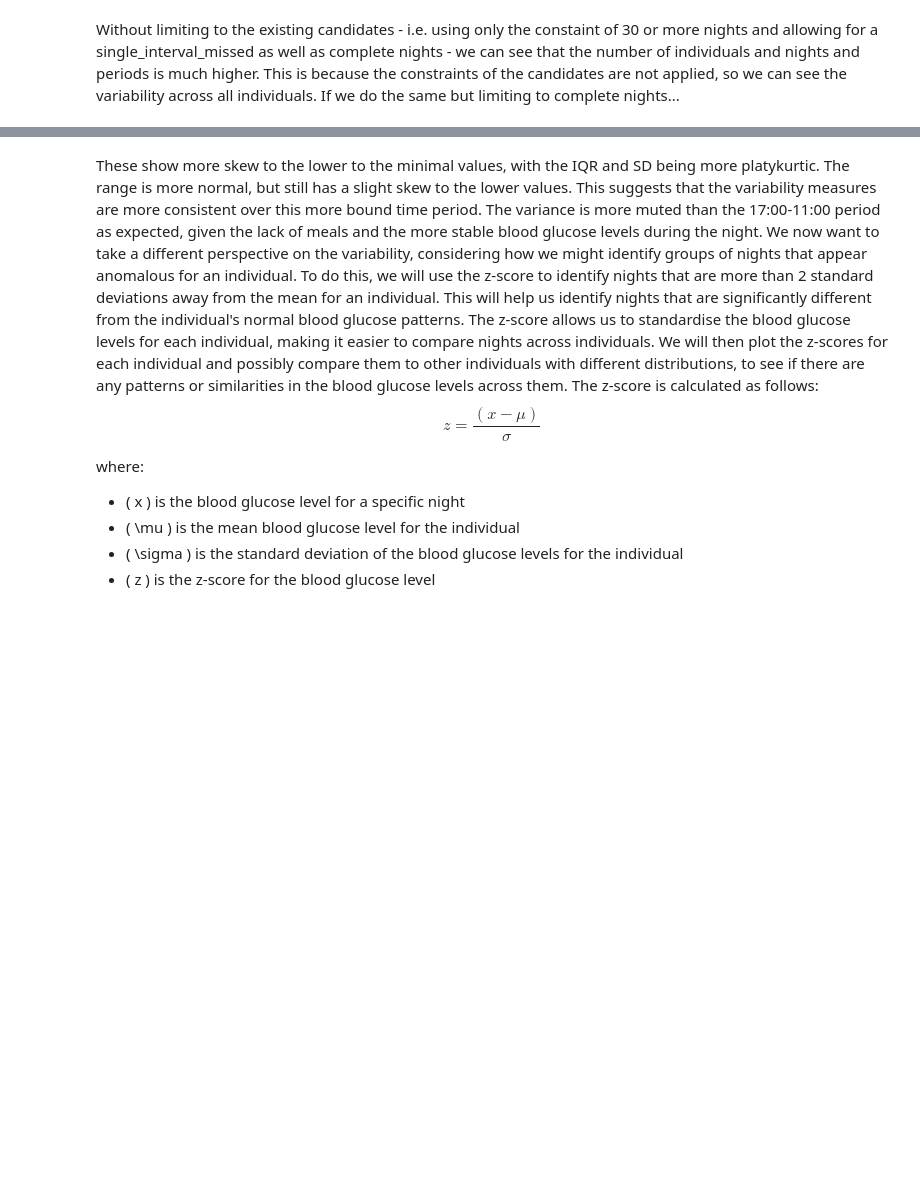
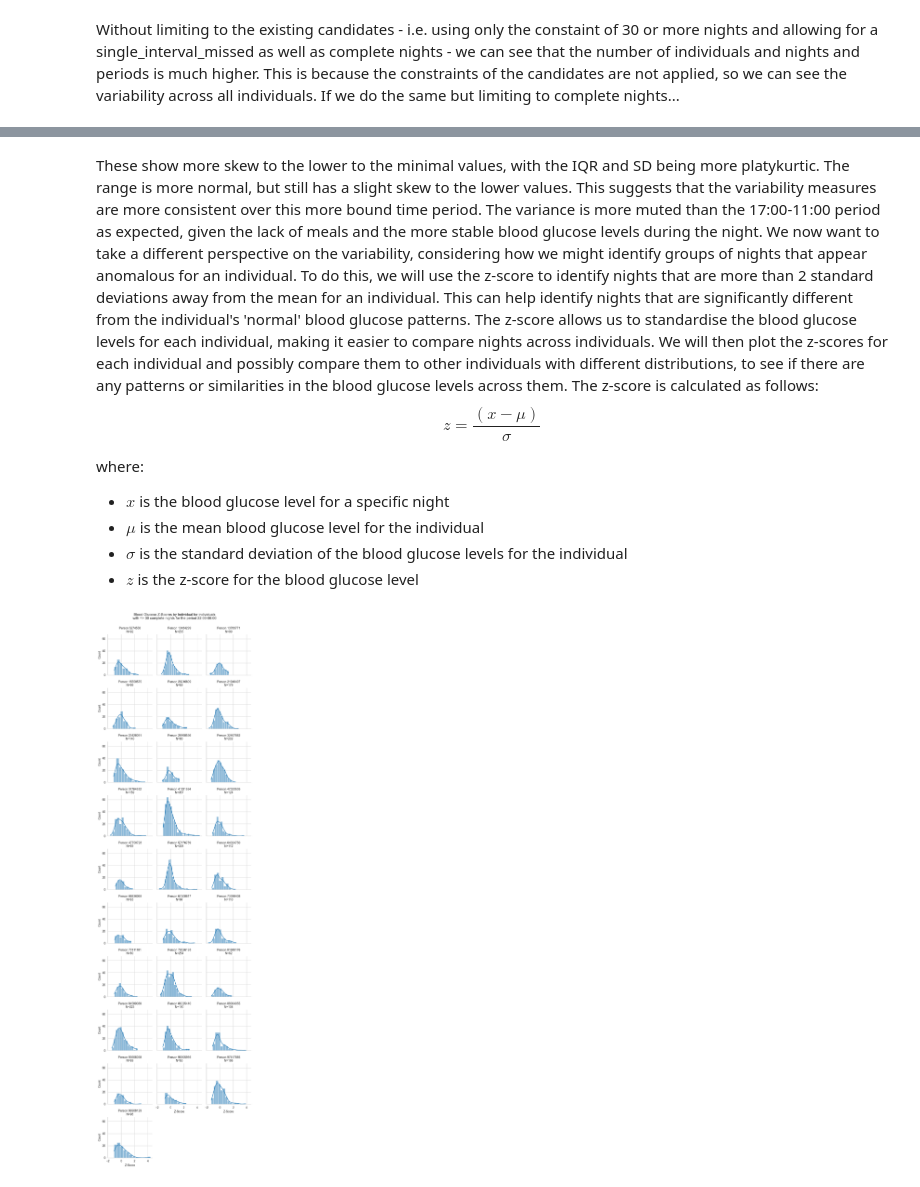
Before and after one commit to rdbrist/masters_project, a Jupyter notebook: notebooks/2.05-rd-bg-analysis.ipynb, the cells around one changed output, grey strips where cells are left out. Saved outputs shown, nothing was run; the diff lists cells and outputs as text; code cells hidden in the pictures; blank space fills up the shorter version.

```diff
--- a/notebooks/2.05-rd-bg-analysis.ipynb
+++ b/notebooks/2.05-rd-bg-analysis.ipynb
@@ -162,9 +130,13 @@ calculate_skew_kurtosis(df_stats, cols)
 # %% [markdown]
-These show more skew to the lower to the minimal values, with the IQR and SD being more platykurtic. The range is more normal, but still has a slight skew to the lower values. This suggests that the variability measures are more consistent over this more bound time period. The variance is more muted than the 17:00-11:00 period as expected, given the lack of meals and the more stable blood glucose levels during the night. We now want to take a different perspective on the variability, considering how we might identify groups of nights that appear anomalous for an individual. To do this, we will use the z-score to identify nights that are more than 2 standard deviations away from the mean for an individual. This will help us identify nights that are significantly different from the individual's normal blood glucose patterns. The z-score allows us to standardise the blood glucose levels for each individual, making it easier to compare nights across individuals. We will then plot the z-scores for each individual and possibly compare them to other individuals with different distributions, to see if there are any patterns or similarities in the blood glucose levels across them. The z-score is calculated as follows:
+These show more skew to the lower to the minimal values, with the IQR and SD being more platykurtic. The range is more normal, but still has a slight skew to the lower values. This suggests that the variability measures are more consistent over this more bound time period. The variance is more muted than the 17:00-11:00 period as expected, given the lack of meals and the more stable blood glucose levels during the night. We now want to take a different perspective on the variability, considering how we might identify groups of nights that appear anomalous for an individual. To do this, we will use the z-score to identify nights that are more than 2 standard deviations away from the mean for an individual. This can help identify nights that are significantly different from the individual's 'normal' blood glucose patterns. The z-score allows us to standardise the blood glucose levels for each individual, making it easier to compare nights across individuals. We will then plot the z-scores for each individual and possibly compare them to other individuals with different distributions, to see if there are any patterns or similarities in the blood glucose levels across them. The z-score is calculated as follows:
 $$ z = \frac{(x - \mu)}{\sigma} $$
 
 where:
-- \( x \) is the blood glucose level for a specific night
-- \( \mu \) is the mean blood glucose level for the individual
-- \( \sigma \) is the standard deviation of the blood glucose levels for the individual
-- \( z \) is the z-score for the blood glucose level
+- $x$ is the blood glucose level for a specific night
+- $\mu$ is the mean blood glucose level for the individual
+- $\sigma$ is the standard deviation of the blood glucose levels for the individual
+- $z$ is the z-score for the blood glucose level
+# %%
+bg_analysis.plot_z_scores_per_individual()
+# %% [output]
+[figure, added]
```
Also changed, not shown: parts of 12 cells of this notebook, 11 other files.
